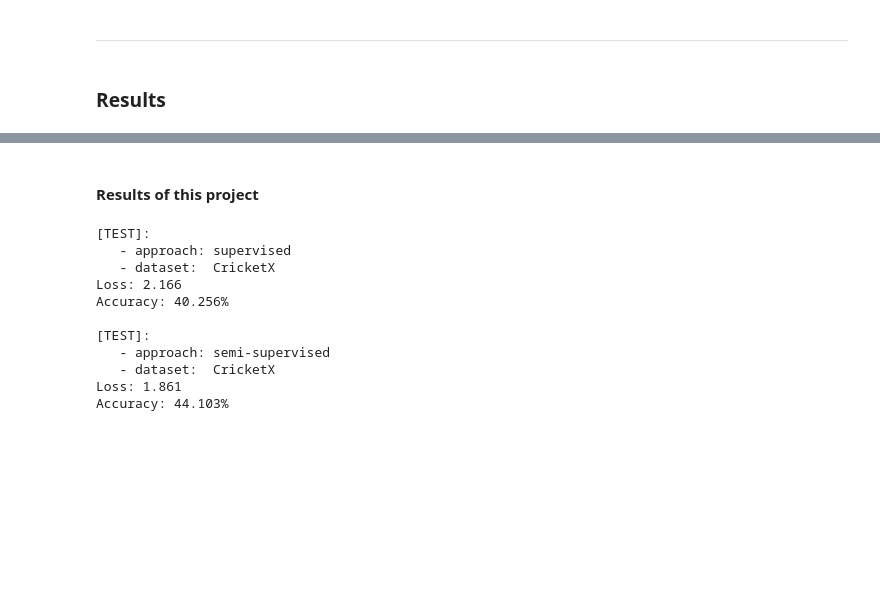
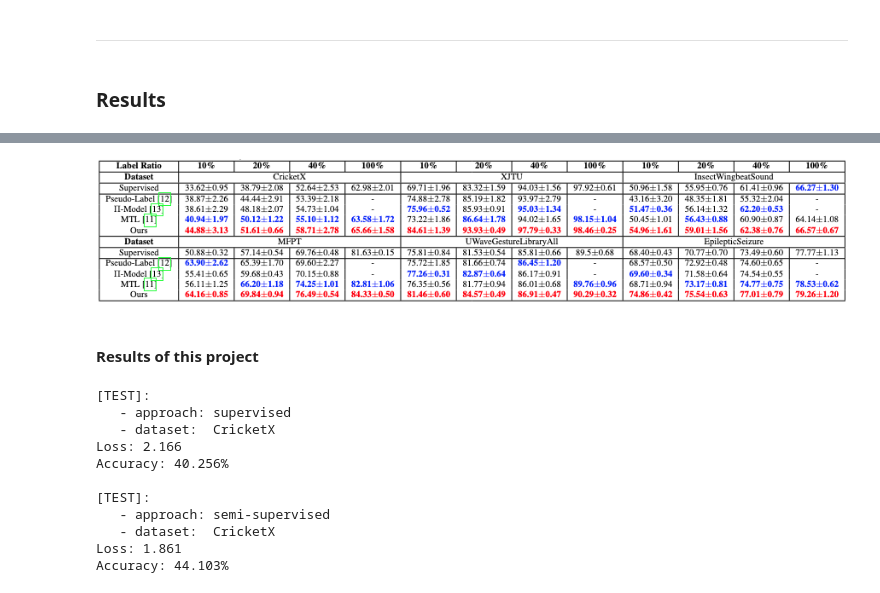
Before and after one commit to ValerioSpagnoli/Neural-Networks-Project-SemiTime, a Jupyter notebook: Code/notebook.ipynb, the cells around one changed output, grey strips where cells are left out. Cells and saved outputs as stored; diff of their text form; code cells hidden in the pictures; blank space fills up the shorter version.

```diff
--- a/Code/notebook.ipynb
+++ b/Code/notebook.ipynb
@@ -168,3 +167,7 @@ Accuracy: 37.692%
+# %%
+display.Image("../images/results_paper.png")
+# %% [output]
+[figure, added]
 # %% [markdown]
 #### Results of this project
 # %%
```
Also changed, not shown: parts of 3 cells of this notebook, 6 other files.
